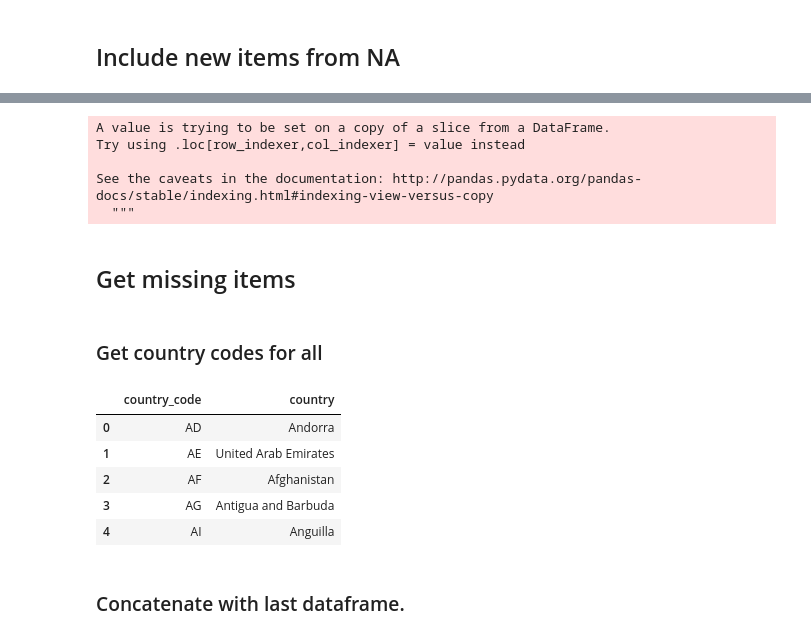
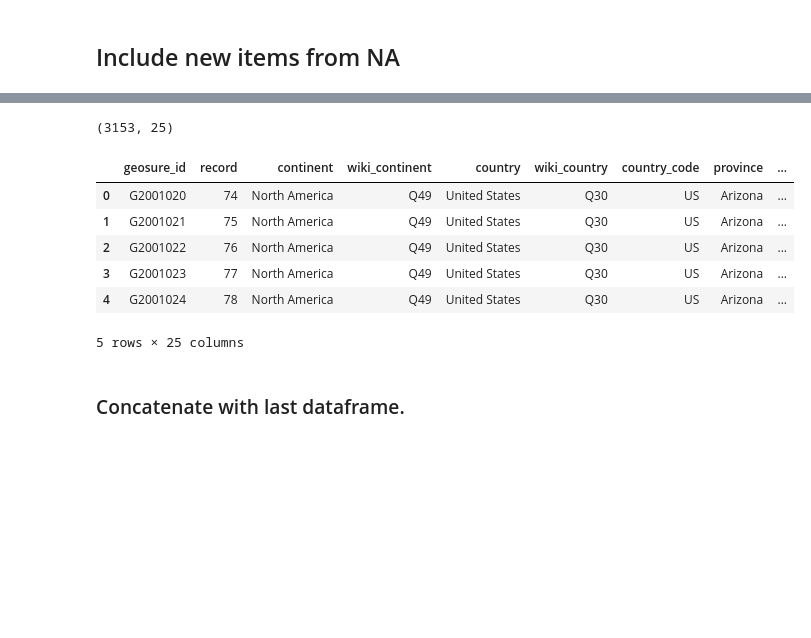
Before and after one commit to JorgeMartinezG/notebooks, a Jupyter notebook: Include new NA data.ipynb, the cells around one changed output, grey strips where cells are left out. Cells and saved outputs as stored; diff of their text form; code cells hidden in the pictures; blank space fills up the shorter version.

```diff
--- a/Include new NA data.ipynb
+++ b/Include new NA data.ipynb
@@ -174,34 +193,48 @@ print(df_add.shape)
-# %%
-gs_id = df.loc[df['continent'] == 'North America'].iloc[-1]['geosure_id']
-int_id = int(gs_id.replace('G', '')) + 1
-
-df_add['geosure_id'] = pd.Series(['G' + str(x) for x in range(int_id, int_id + df_add.shape[0])],
-                                  index=df_add.index)
-# %% [output]
-A value is trying to be set on a copy of a slice from a DataFrame.
-Try using .loc[row_indexer,col_indexer] = value instead
-
-See the caveats in the documentation: http://pandas.pydata.org/pandas-docs/stable/indexing.html#indexing-view-versus-copy
-  """
-# %% [markdown]
-## Get missing items
-# %% [markdown]
-### Get country codes for all
-# %%
-countries = df.groupby(['country_code', 'country']).size().reset_index(name='count')
-countries.drop(labels=['count'], inplace=True, axis=1)
-countries.head()
-# %% [output]
-|  | country_code | country |
-| 0 | AD | Andorra |
-| 1 | AE | United Arab Emirates |
-| 2 | AF | Afghanistan |
-| 3 | AG | Antigua and Barbuda |
-| 4 | AI | Anguilla |
-# %%
-df_add = df_add.merge(countries, how='inner', on='country')
-# df_add.columns = [r.lower() for r in df_na_rem.columns]
-df_add = df_add[df_na_old.columns.tolist()]
+# %%
+def get_counter(df_global):
+    # Get geosure id counter.
+    gs_id = df_global.loc[df_global['continent'] == 'North America'].iloc[-1]['geosure_id']
+    int_id = int(gs_id.replace('G', '')) + 1
+
+    return int_id
+
+
+def include_code(df_add, df_global):
+    # Get Country codes.
+    countries = df_global.groupby(['country_code', 'country']).size().reset_index(name='count')
+    countries.drop(labels=['count'], inplace=True, axis=1)
+
+    df_add = df_add.merge(countries, how='inner', on='country')
+
+    return df_add
+
+def create_df_add(df_cost, df_new, df_global):
+    ids_to_add = df_cost.iloc[:-1:5].loc[df_cost['cost'] > 0.05]['new_index']
+    df_add = df_new.ix[ids_to_add]
+
+    int_id = get_counter(df_global)
+
+    df_add['geosure_id'] = pd.Series(['G' + str(x) for x in range(int_id, int_id + df_add.shape[0])],
+                                      index=df_add.index)
+    df_add.drop(columns=['coords'], inplace=True)
+
+    df_add = include_code(df_add, df_global)
+    df_add = df_add[old_columns + new_columns]
+
+    return df_add
+
+df_add = create_df_add(df_cost, df_na, df)
+print(df_add.shape)
+df_add.head()
+# %% [output]
+(3153, 25)
+|  | geosure_id | record | continent | wiki_continent | country | wiki_country | country_code | province | ... |
+| 0 | G2001020 | 74 | North America | Q49 | United States | Q30 | US | Arizona | ... |
+| 1 | G2001021 | 75 | North America | Q49 | United States | Q30 | US | Arizona | ... |
+| 2 | G2001022 | 76 | North America | Q49 | United States | Q30 | US | Arizona | ... |
+| 3 | G2001023 | 77 | North America | Q49 | United States | Q30 | US | Arizona | ... |
+| 4 | G2001024 | 78 | North America | Q49 | United States | Q30 | US | Arizona | ... |
+5 rows × 25 columns
 # %% [markdown]
 ### Concatenate with last dataframe.
 # %%
```
Also changed, not shown: parts of 45 cells of this notebook.
